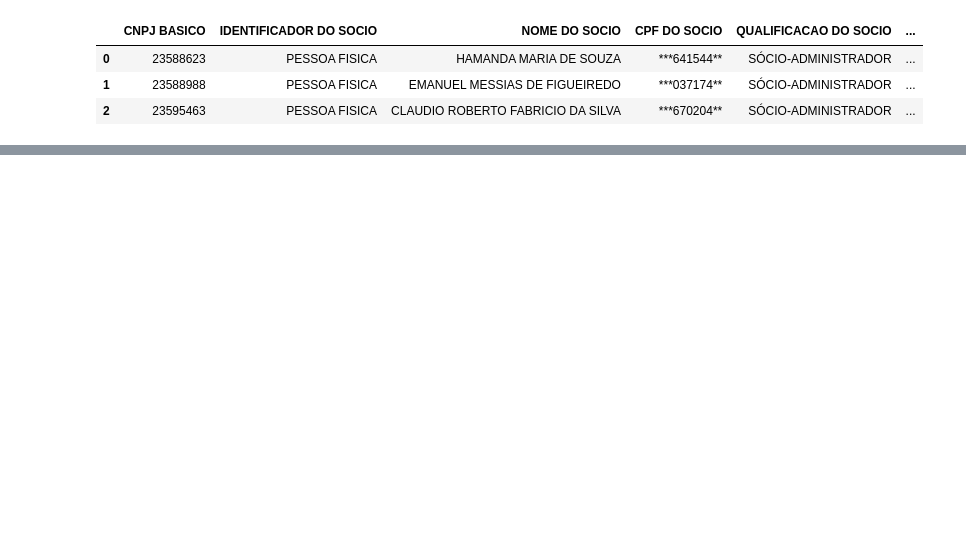
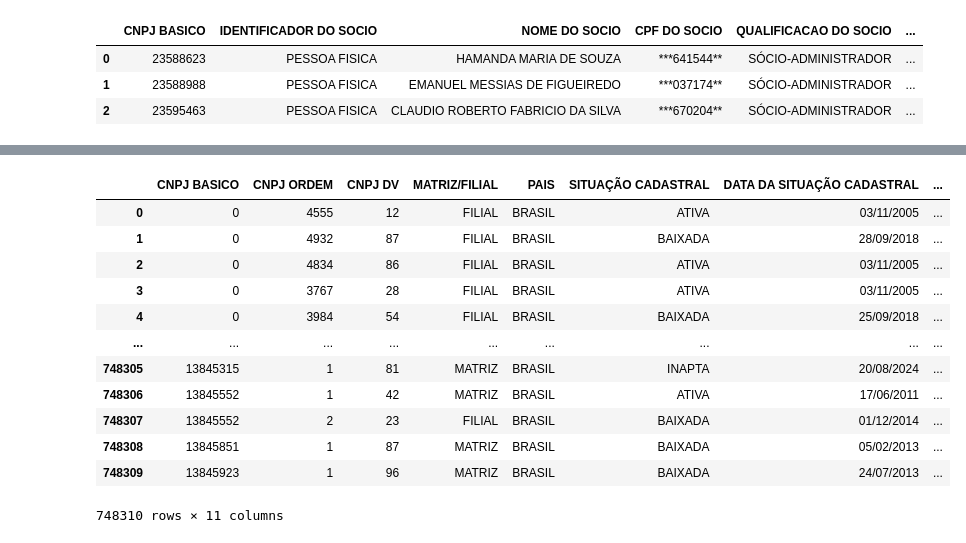
Before and after one commit to carloscamposb/EmpresasAtivas, a Jupyter notebook: Uniao.ipynb, the cells around one changed output, grey strips where cells are left out. Drawn from its saved outputs; the diff is of its cells as text; code cells hidden in the pictures; blank space fills up the shorter version.

```diff
--- a/Uniao.ipynb
+++ b/Uniao.ipynb
@@ -44,0 +175,9 @@ df_socio.head(3)
+# %%
+# Definir as colunas que precisam ser convertidas
+conversao = ['CODIGO']
+
+# Converter as colunas específicas para o tipo 'object'
+df_cnae[conversao] = df_cnae[conversao].astype('object')
+
+# Verificar os tipos de dados após a conversão
+print(df_cnae.dtypes)
@@ -45,7 +188,13 @@ df_socio.head(3)
+# %%
+df_estabelecimento= df_estabelecimento.rename(columns={'COD ATIVIDADE PRINCIPAL': 'CODIGO CNAE'})
+# %%
+df_cnae= df_cnae.rename(columns={'CODIGO': 'CODIGO CNAE'})
 # %%
-merge_df = df_empresas.merge(df_socio, on='CNPJ BASICO', how='left')  # Primeiro merge com a segunda tabela
-merge_df = merge_df.merge(df_simples, on='CNPJ BASICO', how='left')  # Depois merge com a terceira tabela
+merge_df = df_empresas.merge(df_socio, on='CNPJ BASICO', how='left')
+merge_df = merge_df.merge(df_simples, on='CNPJ BASICO', how='left')
+merge_df = merge_df.merge(df_estabelecimento, on='CNPJ BASICO', how='left')
+merge_df = merge_df.merge(df_cnae, on='CODIGO CNAE', how='left')
 
-# Visualizando o DataFrame final
+
 merge_df
 # %% [output]
@@ -52,0 +214,19 @@ ValueError: You are trying to merge on int64 and object columns for key 'CNPJ BA
+# %%
+# Selecionar apenas as colunas D1, D2 e D3
+df_empresasAtivas = merge_df[['CNPJ BASICO', 'CNPJ ORDEM', 'CNPJ DV', 'MATRIZ/FILIAL','PAIS','SITUAÇÃO CADASTRAL', 'DATA DA SITUAÇÃO CADASTRAL','DATA DE INÍCIO DE ATIVIDADE','ATIVIDADE PRINCIPAL','CODIGO CNAE','CEP']]
+
+df_empresasAtivas
+# %% [output]
+|  | CNPJ BASICO | CNPJ ORDEM | CNPJ DV | MATRIZ/FILIAL | PAIS | SITUAÇÃO CADASTRAL | DATA DA SITUAÇÃO CADASTRAL | ... |
+| 0 | 0 | 4555 | 12 | FILIAL | BRASIL | ATIVA | 03/11/2005 | ... |
+| 1 | 0 | 4932 | 87 | FILIAL | BRASIL | BAIXADA | 28/09/2018 | ... |
+| 2 | 0 | 4834 | 86 | FILIAL | BRASIL | ATIVA | 03/11/2005 | ... |
+| 3 | 0 | 3767 | 28 | FILIAL | BRASIL | ATIVA | 03/11/2005 | ... |
+| 4 | 0 | 3984 | 54 | FILIAL | BRASIL | BAIXADA | 25/09/2018 | ... |
+| ... | ... | ... | ... | ... | ... | ... | ... | ... |
+| 748305 | 13845315 | 1 | 81 | MATRIZ | BRASIL | INAPTA | 20/08/2024 | ... |
+| 748306 | 13845552 | 1 | 42 | MATRIZ | BRASIL | ATIVA | 17/06/2011 | ... |
+| 748307 | 13845552 | 2 | 23 | FILIAL | BRASIL | BAIXADA | 01/12/2014 | ... |
+| 748308 | 13845851 | 1 | 87 | MATRIZ | BRASIL | BAIXADA | 05/02/2013 | ... |
+| 748309 | 13845923 | 1 | 96 | MATRIZ | BRASIL | BAIXADA | 24/07/2013 | ... |
+748310 rows × 11 columns
```
Also changed, not shown: parts of 16 cells of this notebook, 6 other files.
